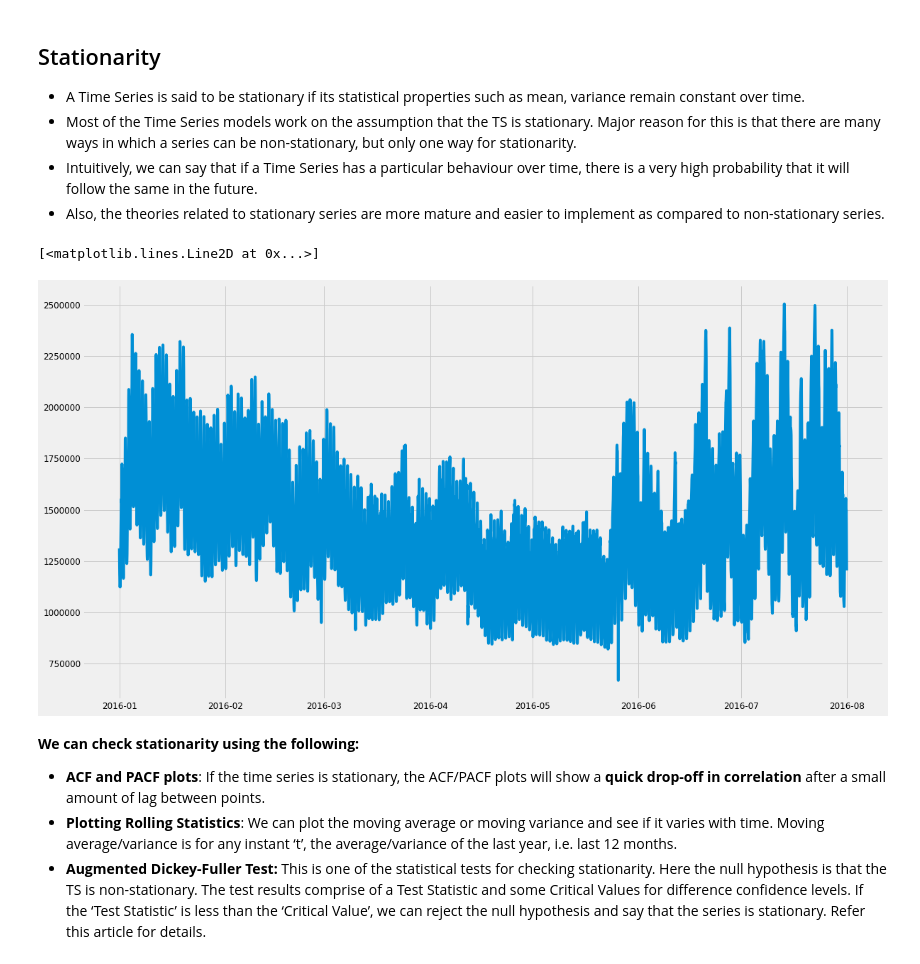
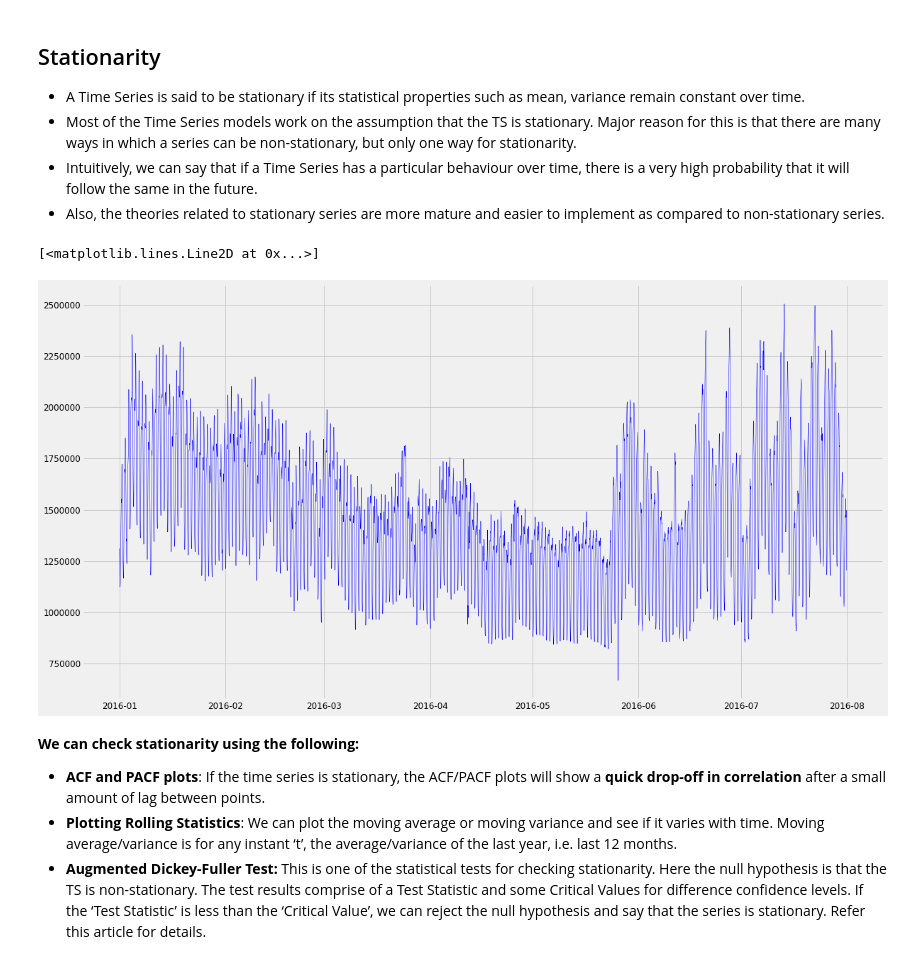
Before and after one commit to bondxue/FRE-6351-Time-Series-Anlysis, a Jupyter notebook: Final-Project/Time-Series-Final-Project.ipynb, the cells around one changed output. Drawn from its saved outputs; the diff is of its cells as text; code cells hidden in the pictures.

```diff
--- a/Final-Project/Time-Series-Final-Project.ipynb
+++ b/Final-Project/Time-Series-Final-Project.ipynb
@@ -176,10 +176,10 @@ plt.show()
 - Intuitively, we can say that if a Time Series has a particular behaviour over time, there is a very high probability that it will follow the same in the future.
 - Also, the theories related to stationary series are more mature and easier to implement as compared to non-stationary series.
 # %%
-plt.plot(y)
+plt.plot(y, color='blue', linewidth = 0.5)
 # %% [output]
 [<matplotlib.lines.Line2D at 0x...>]
-[figure, old version]
+[figure, new version]
 # %% [markdown]
 __We can check stationarity using the following:__
 
```
Also changed, not shown: parts of 6 cells of this notebook.
